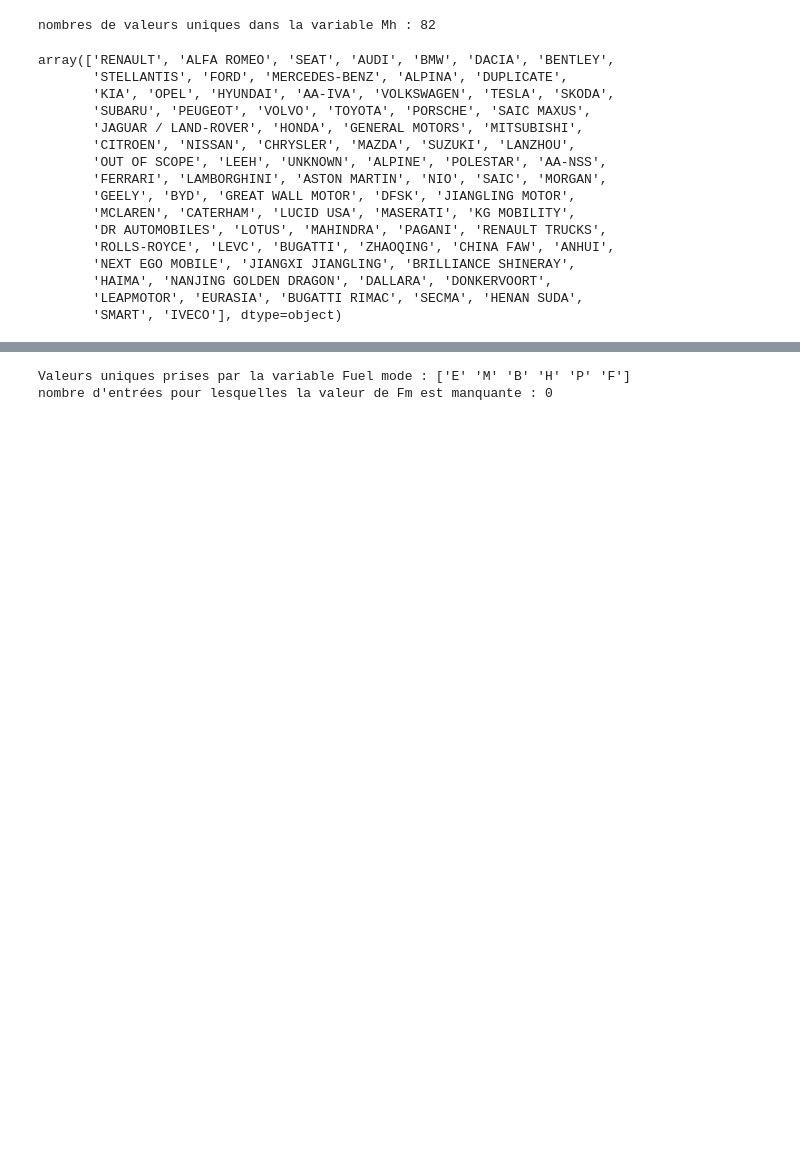
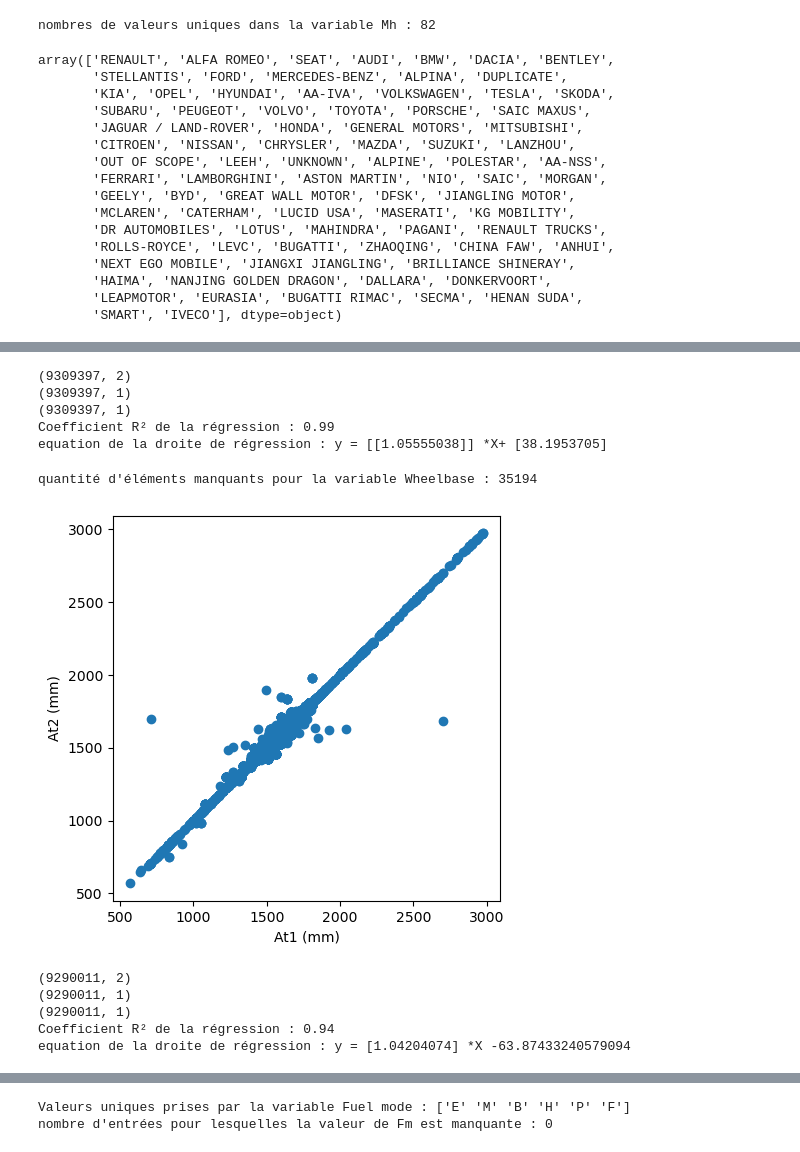
Before and after one commit to Pax-27/Projet_CO2_DA_Ju2024, a Jupyter notebook: Europe_2022.ipynb, the cells around one changed output, grey strips where cells are left out. Drawn from its saved outputs; the diff is of its cells as text; code cells hidden in the pictures; blank space fills up the shorter version.

```diff
--- a/Europe_2022.ipynb
+++ b/Europe_2022.ipynb
@@ -428,0 +498,56 @@ valeurs manquantes dans la variable Cr : 0
+# %%
+# Il semblerait que les deux variables suivent une corrélation linéaire.
+# A l'aide du module scikitlearn, nous allons déterminer les paramètres de régression linéaire entre les deux variables.
+df3 = df.loc[(df['m (kg)'] != np.nan) & (df['Mt'] != np.nan)][['m (kg)', 'Mt']]
+print(df3.shape)
+model = LinearRegression()
+X = df3[['m (kg)']]
+y = df3[['Mt']]
+print(X.shape)
+print(y.shape)
+model.fit(X,y)
+print('Coefficient R² de la régression :',round(model.score(X,y),2))
+# récupération des paramètres de la régression linéaire:
+print('equation de la droite de régression :', 'y =',model.coef_, '*X+',model.intercept_)
+# %% [output]
+(9309397, 2)
+(9309397, 1)
+(9309397, 1)
+Coefficient R² de la régression : 0.99
+equation de la droite de régression : y = [[1.05555038]] *X+ [38.1953705]
+# %%
+# Variable 'W (mm)' : empatement
+print("quantité d'éléments manquants pour la variable Wheelbase :", df['W (mm)'].isna().sum())
+
+# Supression des quelques éléments namquants:
+df.dropna(axis = 'index', subset = 'W (mm)', inplace = True)
+# %% [output]
+quantité d'éléments manquants pour la variable Wheelbase : 35194
+# %%
+plt.figure(figsize = (5,5))
+plt.scatter(x= 'At1 (mm)', y = 'At2 (mm)', data =df)
+plt.xlabel('At1 (mm)')
+plt.ylabel('At2 (mm)')
+plt.show();
+# %% [output]
+[figure, added]
+# %%
+# Les deux variables At1 et At2 semblent très fortement corrélées.
+# On reproduit le calul de la droite de corrélation comme précédemment:
+df4 = df.loc[(df['At1 (mm)'] != np.nan) & (df['At2 (mm)'] != np.nan)][['At1 (mm)', 'At2 (mm)']]
+print(df4.shape)
+model = LinearRegression()
+X = df4[['At1 (mm)']]
+y = df4[['At2 (mm)']]
+print(X.shape)
+print(y.shape)
+model.fit(X,y)
+print('Coefficient R² de la régression :',round(model.score(X,y),2))
+# récupération des paramètres de la régression linéaire:
+print('equation de la droite de régression :', 'y =',model.coef_[0], '*X',model.intercept_[0])
+# %% [output]
+(9290011, 2)
+(9290011, 1)
+(9290011, 1)
+Coefficient R² de la régression : 0.94
+equation de la droite de régression : y = [1.04204074] *X -63.87433240579094
```
Also changed, not shown: parts of 39 cells of this notebook.
